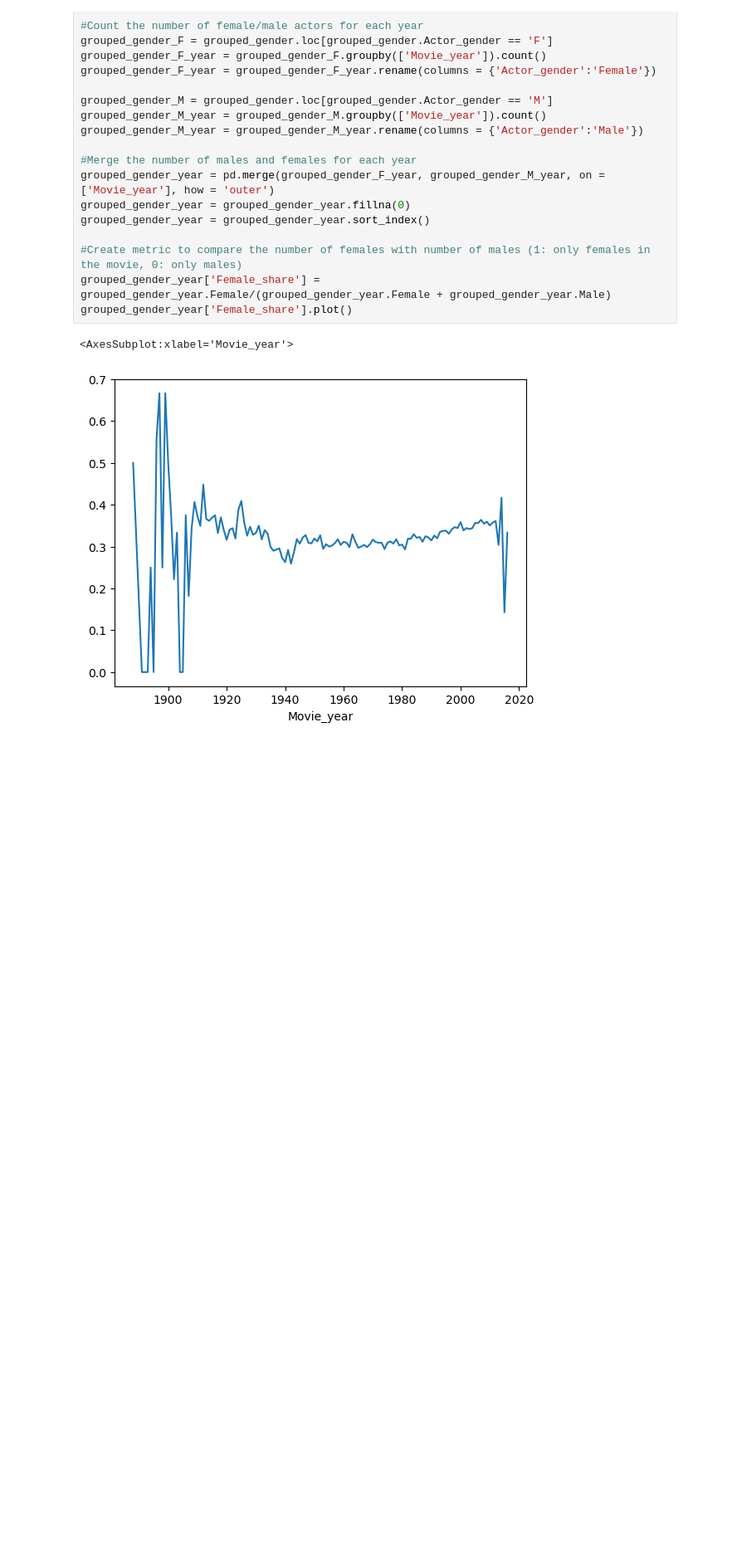
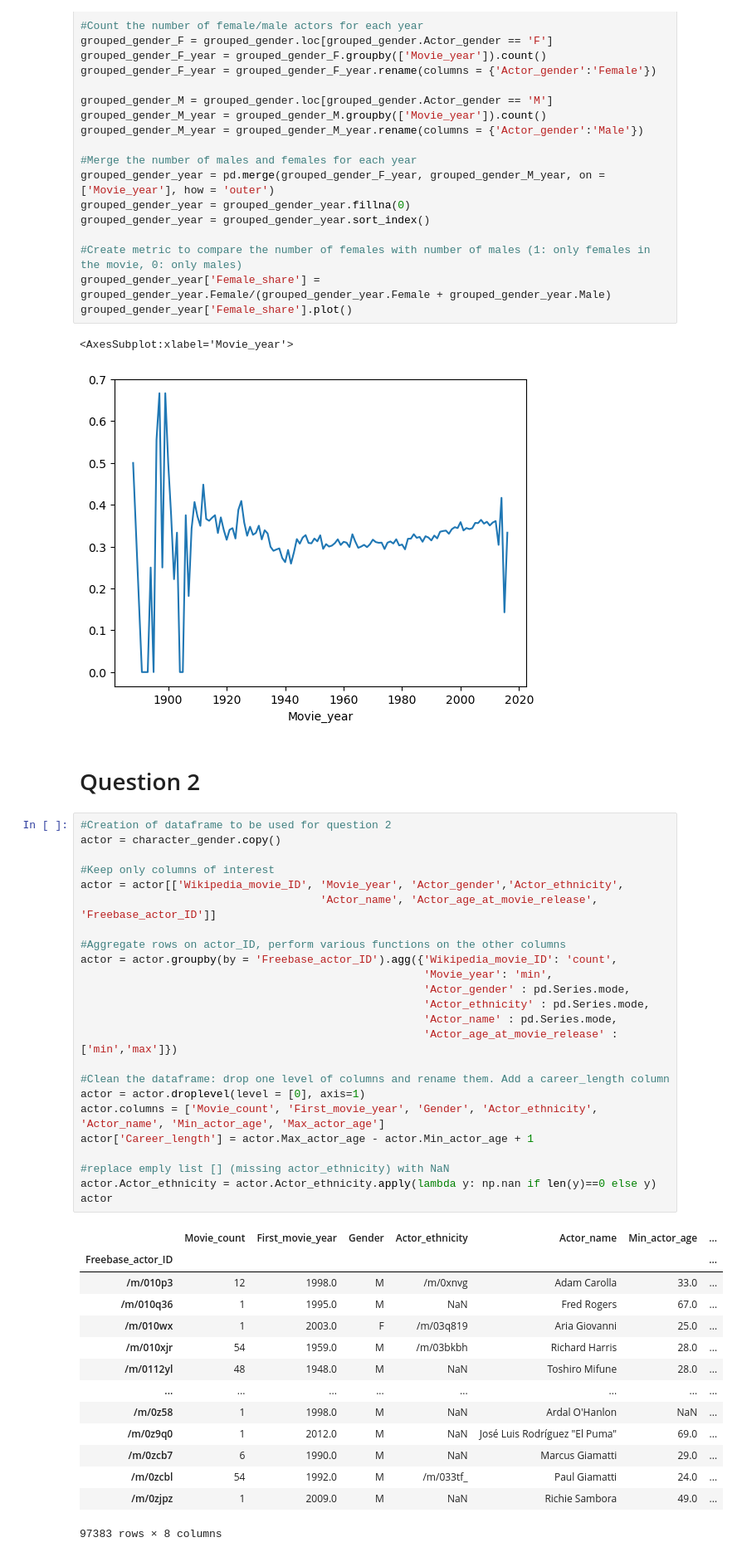
Before and after one commit to epfl-ada/ada-2022-project-silvermafia2022, a Jupyter notebook: project_movies.ipynb, the cells around one changed output. Shown: that part at 83% size. Saved outputs shown, nothing was run; the diff lists cells and outputs as text; blank space fills up the shorter version.

```diff
--- a/project_movies.ipynb
+++ b/project_movies.ipynb
@@ -873,3 +862,44 @@ grouped_gender_year['Female_share'].plot()
 # %% [output]
 <AxesSubplot:xlabel='Movie_year'>
 [figure]
+# %% [markdown]
+# Question 2
+# %%
+#Creation of dataframe to be used for question 2
+actor = character_gender.copy()
+
+#Keep only columns of interest
+actor = actor[['Wikipedia_movie_ID', 'Movie_year', 'Actor_gender','Actor_ethnicity',
+                                     'Actor_name', 'Actor_age_at_movie_release', 'Freebase_actor_ID']]
+
+#Aggregate rows on actor_ID, perform various functions on the other columns
+actor = actor.groupby(by = 'Freebase_actor_ID').agg({'Wikipedia_movie_ID': 'count',
+                                                     'Movie_year': 'min',
+                                                     'Actor_gender' : pd.Series.mode,
+                                                     'Actor_ethnicity' : pd.Series.mode,
+                                                     'Actor_name' : pd.Series.mode,
+                                                     'Actor_age_at_movie_release' : ['min','max']})
+
+#Clean the dataframe: drop one level of columns and rename them. Add a career_length column
+actor = actor.droplevel(level = [0], axis=1)
+actor.columns = ['Movie_count', 'First_movie_year', 'Gender', 'Actor_ethnicity', 'Actor_name', 'Min_actor_age', 'Max_actor_age']
+actor['Career_length'] = actor.Max_actor_age - actor.Min_actor_age + 1
+
+#replace emply list [] (missing actor_ethnicity) with NaN
+actor.Actor_ethnicity = actor.Actor_ethnicity.apply(lambda y: np.nan if len(y)==0 else y)
+actor
+# %% [output]
+|  | Movie_count | First_movie_year | Gender | Actor_ethnicity | Actor_name | Min_actor_age | ... |
+| Freebase_actor_ID |  |  |  |  |  |  | ... |
+| /m/010p3 | 12 | 1998.0 | M | /m/0xnvg | Adam Carolla | 33.0 | ... |
+| /m/010q36 | 1 | 1995.0 | M | NaN | Fred Rogers | 67.0 | ... |
+| /m/010wx | 1 | 2003.0 | F | /m/03q819 | Aria Giovanni | 25.0 | ... |
+| /m/010xjr | 54 | 1959.0 | M | /m/03bkbh | Richard Harris | 28.0 | ... |
+| /m/0112yl | 48 | 1948.0 | M | NaN | Toshiro Mifune | 28.0 | ... |
+| ... | ... | ... | ... | ... | ... | ... | ... |
+| /m/0z58 | 1 | 1998.0 | M | NaN | Ardal O'Hanlon | NaN | ... |
+| /m/0z9q0 | 1 | 2012.0 | M | NaN | José Luis Rodríguez "El Puma" | 69.0 | ... |
+| /m/0zcb7 | 6 | 1990.0 | M | NaN | Marcus Giamatti | 29.0 | ... |
+| /m/0zcbl | 54 | 1992.0 | M | /m/033tf_ | Paul Giamatti | 24.0 | ... |
+| /m/0zjpz | 1 | 2009.0 | M | NaN | Richie Sambora | 49.0 | ... |
+97383 rows × 8 columns
```
Also changed, not shown: parts of 10 cells of this notebook.
